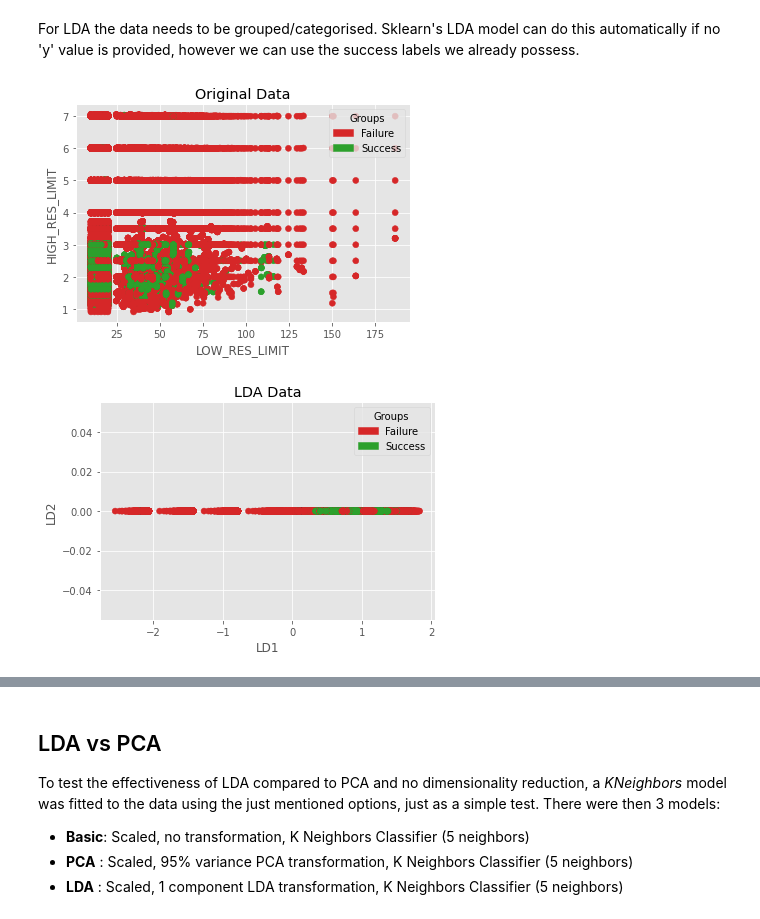
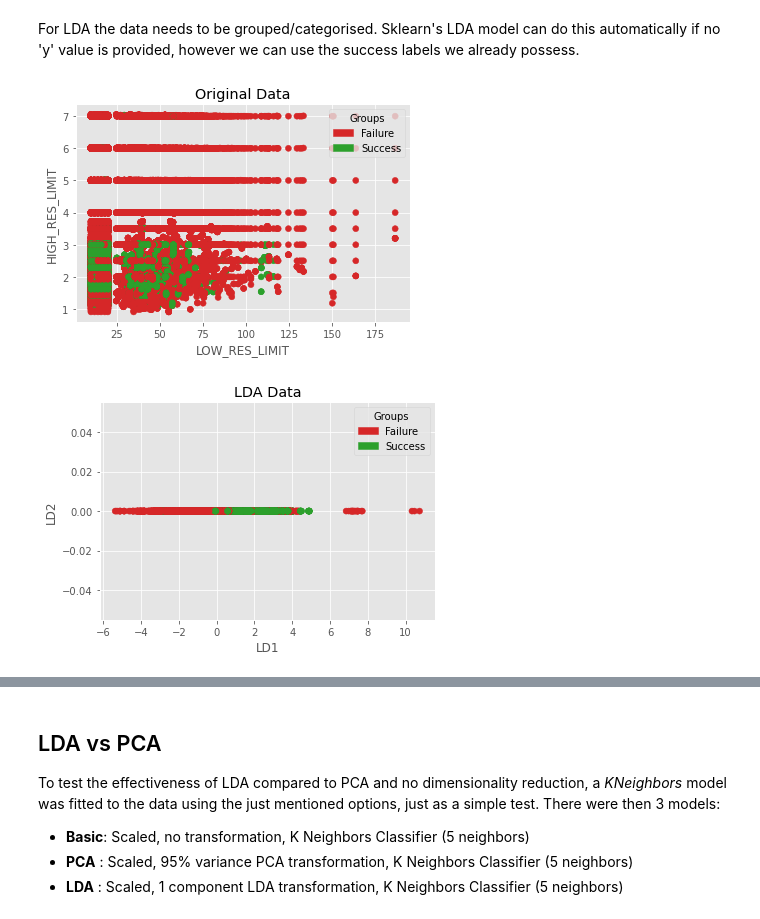
Before and after one commit to Sharkmas6/Diamond_ML, a Jupyter notebook: jupyter/LDA.ipynb, the cells around one changed output, grey strips where cells are left out. Saved outputs shown, nothing was run; the diff lists cells and outputs as text; code cells hidden in the pictures.

```diff
--- a/jupyter/LDA.ipynb
+++ b/jupyter/LDA.ipynb
@@ -17,7 +18,7 @@ from matplotlib.patches import Patch
 from sklearn.discriminant_analysis import LinearDiscriminantAnalysis, StandardScaler
 
 
-def plot_original_data(col1_name, col2_name):
+def plot_original_data(col1_name, col2_name, x, y):
     # color each group
     cmap = {0: "tab:red", 1: "tab:green"}
     c = y.map(cmap)
@@ -30,42 +31,36 @@ def plot_original_data(col1_name, col2_name):
     ax.scatter(x_plot, y_plot, c=c)
 
     ax.set_xlabel(x_plot.name)
     ax.set_ylabel(y_plot.name)
     ax.set_title("Original Data")
     ax.legend(handles=patches, title="Groups")
 
     return (fig, ax), (cmap, c, patches)
 
-# scale data
-scaler = StandardScaler()
-x_scaled = scaler.fit_transform(x.drop("SPACEGROUP", axis=1))  # str incompatible with scaler
-x_scaled = pd.DataFrame(x_scaled, index=x.index, columns=x.columns.drop("SPACEGROUP"))
-x_scaled["SPACEGROUP"] = x["SPACEGROUP"].copy()
-
 # Linear Discriminant Analysis - maximise success group separation
 lda = LinearDiscriminantAnalysis()
-X = x.loc[:, ["LOW_RES_LIMIT", "HIGH_RES_LIMIT"]]
+X = x.drop("SPACEGROUP", axis=1)
 x_new = lda.fit_transform(X, y)
 
 # plot OG data
 plt.style.use("ggplot")
-(_, _), (cmap, c, patches) = plot_original_data("LOW_RES_LIMIT", "HIGH_RES_LIMIT")
+(_, _), (cmap, c, patches) = plot_original_data("LOW_RES_LIMIT", "HIGH_RES_LIMIT", x, y)
 
 # plot LDA transform
 fig, ax = plt.subplots()
 x_plot, y_plot = x_new, np.zeros_like(x_new)
 
 ax.scatter(x_plot, y_plot, c=c)
 
 ax.set_xlabel("LD1")
 ax.set_ylabel("LD2")
 ax.set_title("LDA Data")
 ax.legend(handles=patches, title="Groups")
 
 plt.show()
 # %% [output]
 [figure]
-[figure, old version]
+[figure, new version]
 # %% [markdown]
 The above code used the **low and high resolution limits** to produce a single LD component. From the first figure, for success, the following appear to be required:
 
```
Also changed, not shown: parts of 9 cells of this notebook, 2 other files.
